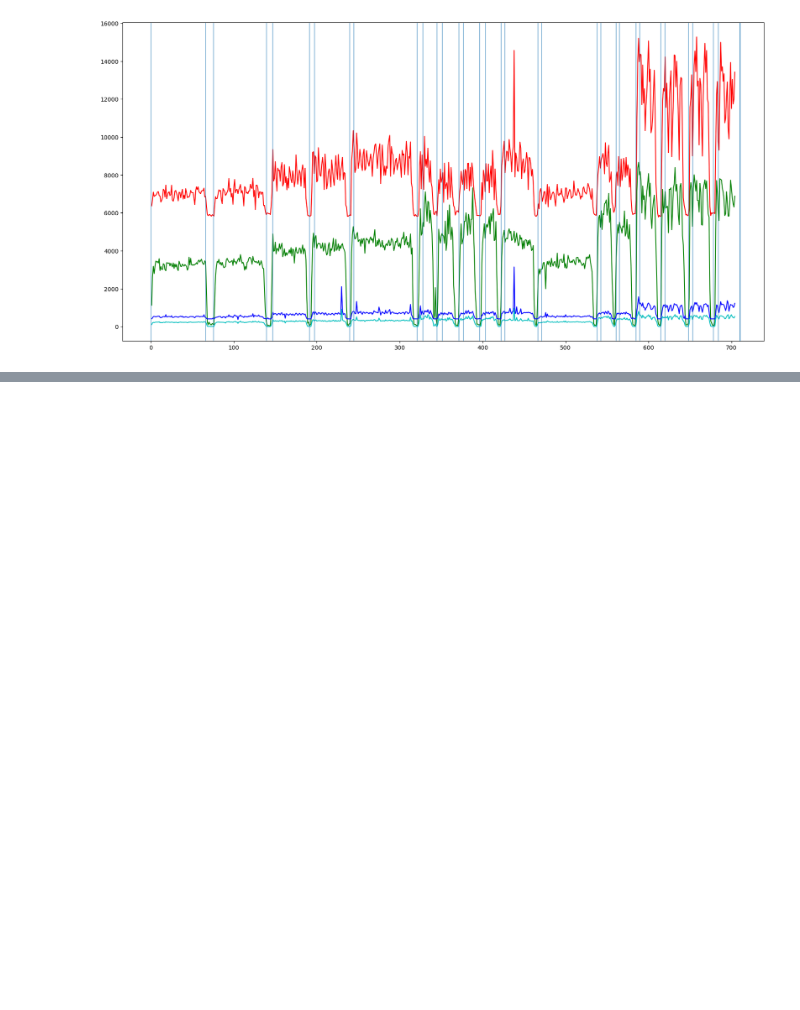
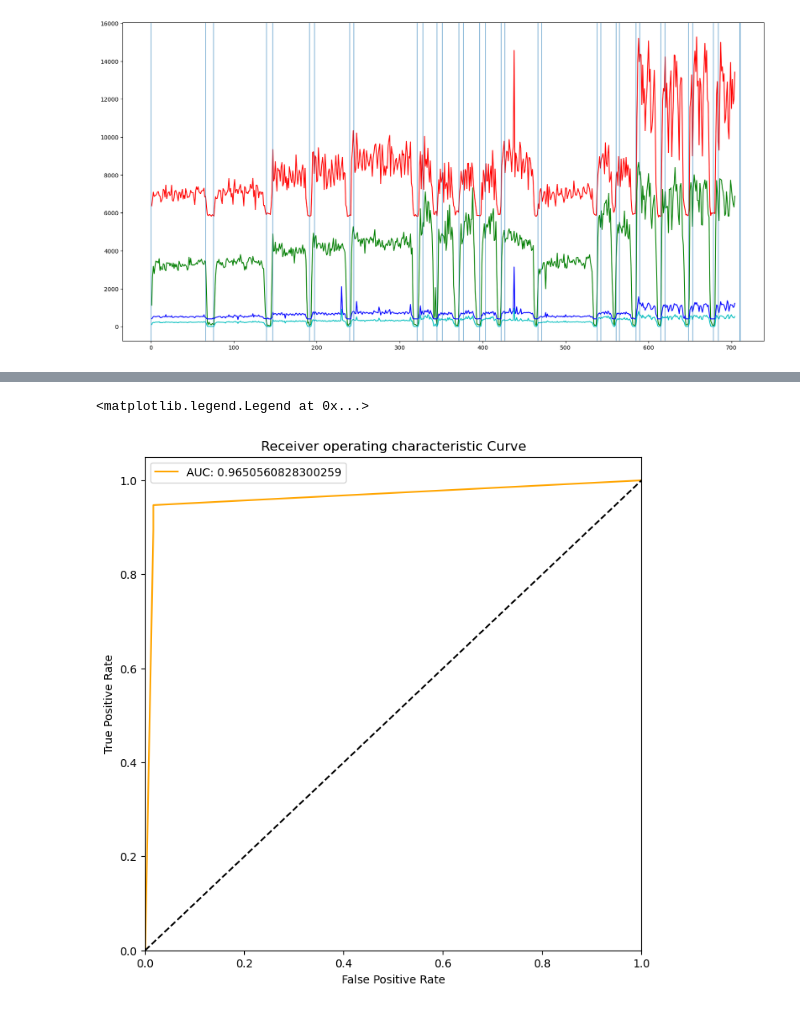
Before and after one commit to dangoodie/cosc102-assignment3, a Jupyter notebook: a3_decision_tree.ipynb, the cells around one changed output, grey strips where cells are left out. Drawn from its saved outputs; the diff is of its cells as text; code cells hidden in the pictures; blank space fills up the shorter version.

```diff
--- a/a3_decision_tree.ipynb
+++ b/a3_decision_tree.ipynb
@@ -494,3 +362,30 @@ Test F1 Score: [0.89473684 0.93103448 0.96551724 0.86206897 0.90566038]
+# %%
+y_score = best_clf.predict_proba(X_test)
+
+# Binarize the output
+y_test = label_binarize(y_test, classes=[0, 1, 2, 3, 4])
+n_classes = y_test.shape[1]
+
+# Compute ROC curve and ROC area for each class
+fpr = dict()
+tpr = dict()
+roc_auc = dict()
+fpr, tpr, _ = roc_curve(y_test[:, 0], y_score[:, 0])
+roc_auc = auc(fpr, tpr)
+
+# Plot the TPR vs FPR for each class
+fig, ax = plt.subplots(figsize=(8,8))
+ax.plot(fpr, tpr, color='orange')
+ax.plot([0, 1], [0, 1], 'k--')
+ax.set_xlim([0.0, 1.0])
+ax.set_ylim([0.0, 1.05])
+ax.set_xlabel('False Positive Rate')
+ax.set_ylabel('True Positive Rate')
+ax.set_title('Receiver operating characteristic Curve')
+ax.legend(['AUC: ' + str(roc_auc)])
+# %% [output]
+<matplotlib.legend.Legend at 0x...>
+[figure, added]
 # %%
 # visualise the best classifier using dtreeviz
 c_names = {0:"Standing", 1:"Walking", 2:"Jogging", 3:"Side-Step", 4:"Running"}
```
Also changed, not shown: parts of 6 cells of this notebook.
